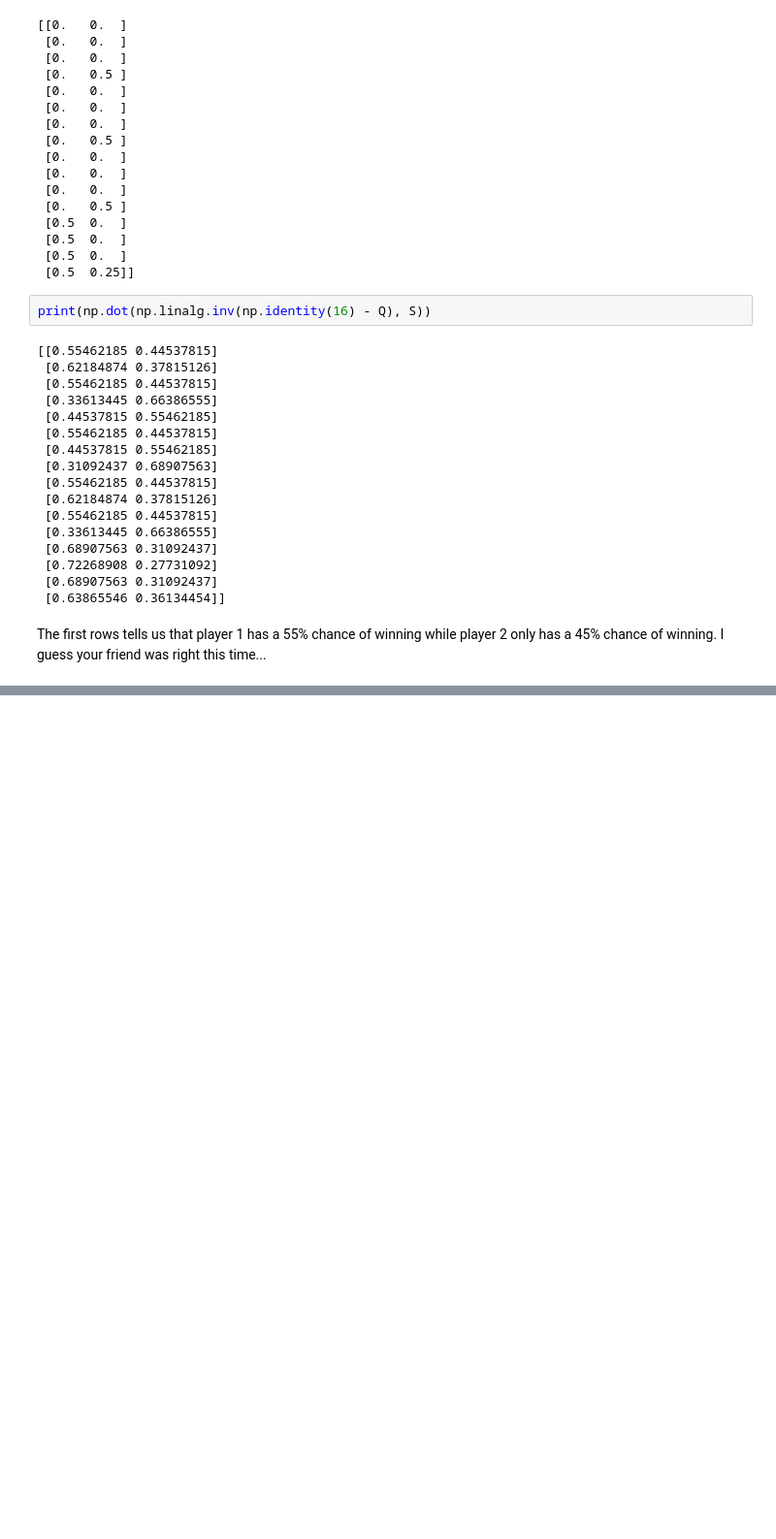
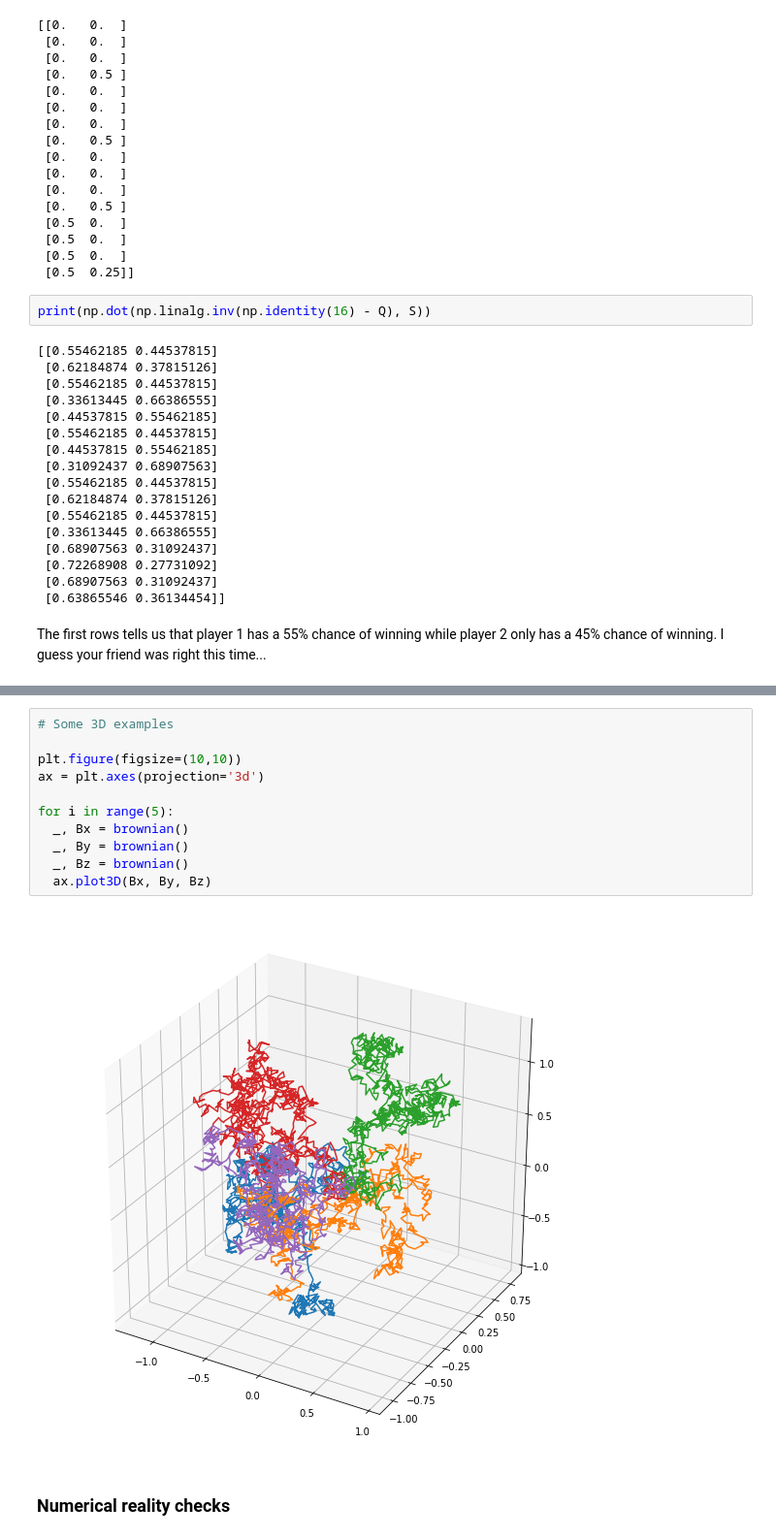
Before and after one commit to kevinrchilders/stochastics, a Jupyter notebook: stochastics.ipynb, the cells around one changed output, grey strips where cells are left out. Shown at 97% size. Drawn from its saved outputs; the diff is of its cells as text; blank space fills up the shorter version.

```diff
--- a/stochastics.ipynb
+++ b/stochastics.ipynb
@@ -417,0 +503,15 @@ I guess your friend was right this time...
+# %%
+# Some 3D examples
+
+plt.figure(figsize=(10,10))
+ax = plt.axes(projection='3d')
+
+for i in range(5):
+  _, Bx = brownian()
+  _, By = brownian()
+  _, Bz = brownian()
+  ax.plot3D(Bx, By, Bz)
+# %% [output]
+[figure, added]
+# %% [markdown]
+### Numerical reality checks
```
Also changed, not shown: parts of 16 cells of this notebook.
